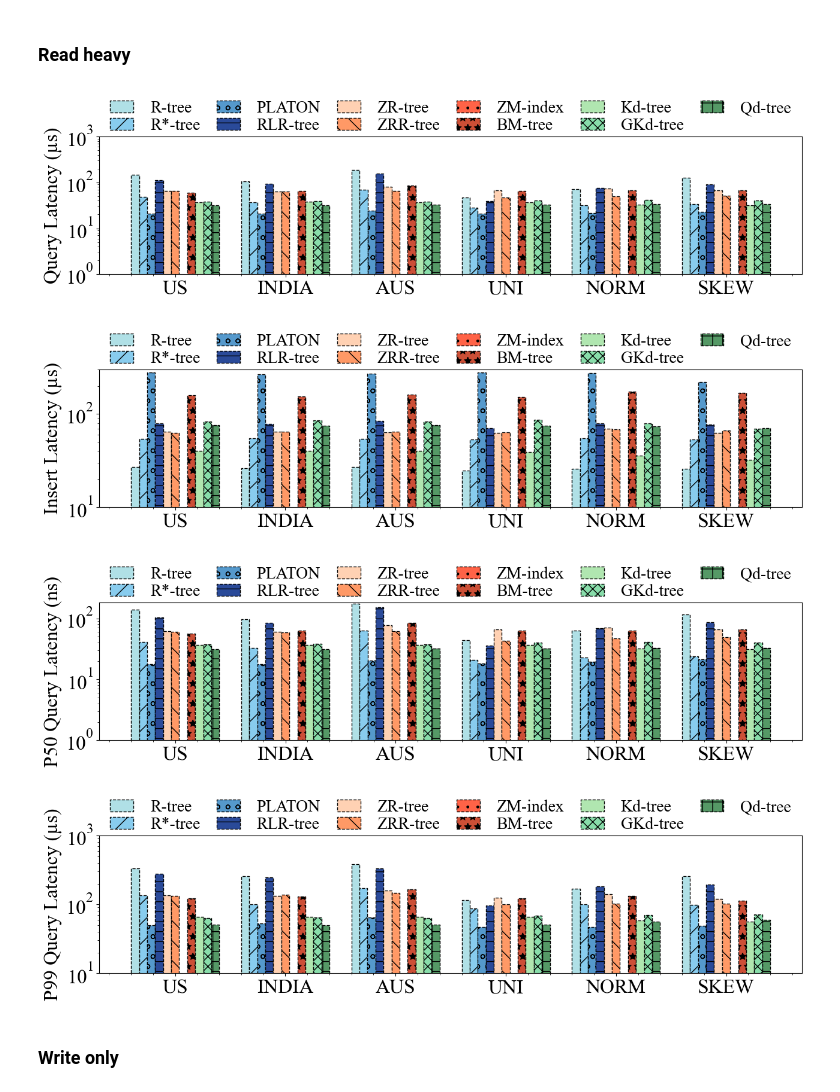
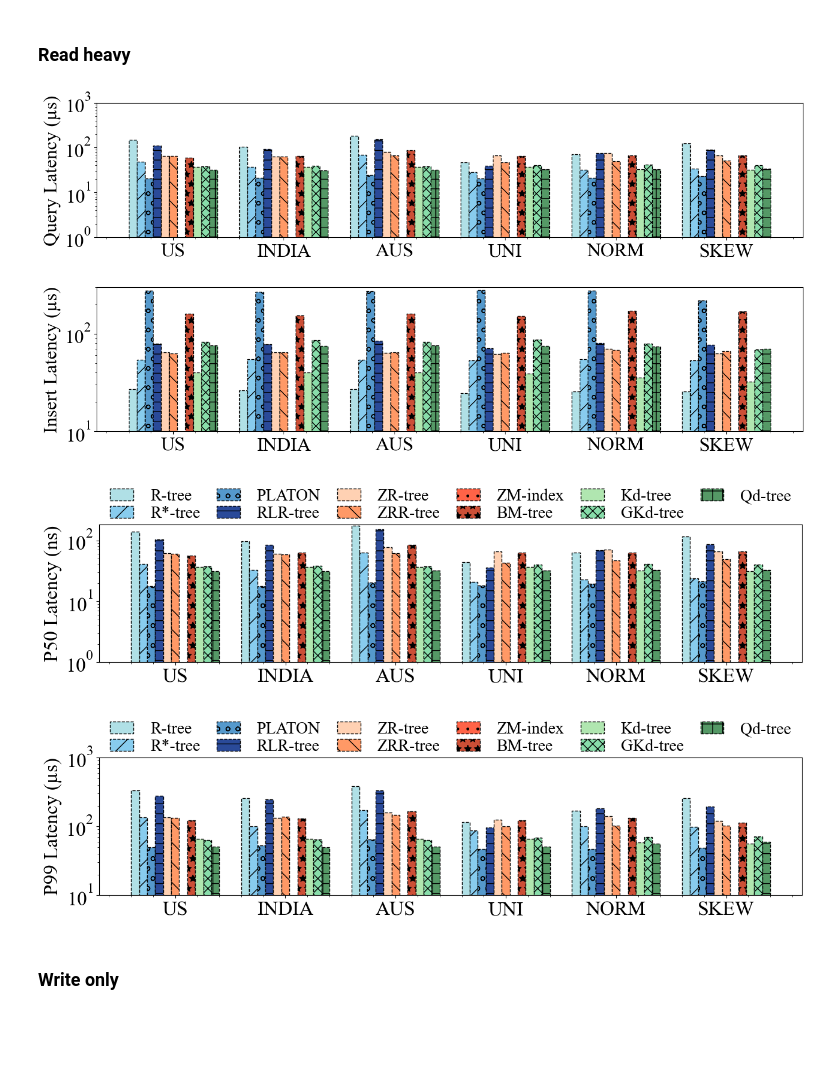
Before and after one commit to Liuguanli/rl_spatial_benchmark, a Jupyter notebook: notebook/Benchmark_Result_Figures-SIGMOD-Insertion.ipynb, the cells around one changed output. Saved outputs shown, nothing was run; the diff lists cells and outputs as text; code cells hidden in the pictures; blank space fills up the shorter version.

Commit message:
update images

```diff
--- a/notebook/Benchmark_Result_Figures-SIGMOD-Insertion.ipynb
+++ b/notebook/Benchmark_Result_Figures-SIGMOD-Insertion.ipynb
@@ -209,41 +209,41 @@ for baseline in baselines:
         dataset_writes.append(tree_property.Writes)
         dataset_splits.append(tree_property.Splits * 1.0 / 100000)
         dataset_adjustments.append(tree_property.Adjustments)
 
     query_result.append(dataset_query_results)
     insert_result.append(dataset_insert_results)
     P50.append(dataset_P50)
     P99.append(dataset_P99)
     reads.append(dataset_reads)
     writes.append(dataset_writes)
     splits.append(dataset_splits)
     adjustments.append(dataset_adjustments)
 
-plot_hist(display_data_names, display_baselines, query_result, y_label="Query Latency (µs)", is_log=True, output_file_paths=
+plot_hist(display_data_names, display_baselines, query_result, y_label="Query Latency (µs)", is_legend=False, is_log=True, output_file_paths=
           [folder + "/exp_sigmod/read_heavy_query_time.pdf", "../figs/exp_sigmod/read_heavy_query_time.png"], bottom=1, top=1e3, legend_location="top")
 
-plot_hist(display_data_names, display_baselines, insert_result, y_label="Insert Latency (µs)", is_legend=True, is_log=True, output_file_paths=
+plot_hist(display_data_names, display_baselines, insert_result, y_label="Insert Latency (µs)", is_legend=False, is_log=True, output_file_paths=
           [folder + "/exp_sigmod/read_heavy_insert_time.pdf", "../figs/exp_sigmod/read_heavy_insert_time.png"], bottom=10, top=300, legend_location="top")
 
-plot_hist(display_data_names, display_baselines, P50, y_label="P50 Query Latency (ns)", is_log=True, output_file_paths=
+plot_hist(display_data_names, display_baselines, P50, y_label="P50 Latency (ns)", is_log=True, output_file_paths=
           [folder + "/exp_sigmod/read_heavy_query_time_P50.pdf", "../figs/exp_sigmod/read_heavy_query_time_P50.png"], legend_location="top")
 
-plot_hist(display_data_names, display_baselines, P99, y_label="P99 Query Latency (µs)", is_log=True, output_file_paths=
+plot_hist(display_data_names, display_baselines, P99, y_label="P99 Latency (µs)", is_log=True, output_file_paths=
           [folder + "/exp_sigmod/read_heavy_query_time_P99.pdf", "../figs/exp_sigmod/read_heavy_query_time_P99.png"], bottom=1e1, top=1e3, legend_location="top")
 
 # plot_hist(display_data_names, display_baselines, P50, y_label="P50 Insert Latency (µs)", is_log=True, output_file_paths=
 #           [folder + "/exp_sigmod/read_heavy_insert_time_P50.pdf", "../figs/exp_sigmod/read_heavy_insert_time_P50.png"], legend_location="top")
 
 # plot_hist(display_data_names, display_baselines, P99, y_label="P99 Insert Latency (µs)", is_log=True, output_file_paths=
 #           [folder + "/exp_sigmod/read_heavy_insert_time_P99.pdf", "../figs/exp_sigmod/read_heavy_insert_time_P99.png"], bottom=1e1, top=2*1e4, legend_location="top")
 
 # plot_hist(display_data_names, display_baselines, splits, y_label="Split Ratio (%)", output_file_paths=
 #           [folder + "/figs/read_heavy_splits.pdf", "../figs/exp/read_heavy_splits.png"], top=0.5)
 # %% [output]
-[figure, old version]
+[figure, new version]
-[figure, old version]
+[figure, new version]
-[figure, old version]
+[figure, new version]
-[figure, old version]
+[figure, new version]
 # %% [markdown]
 ### Write only
 # %%
```
Also changed, not shown: parts of 2 cells of this notebook, 41 other files.
